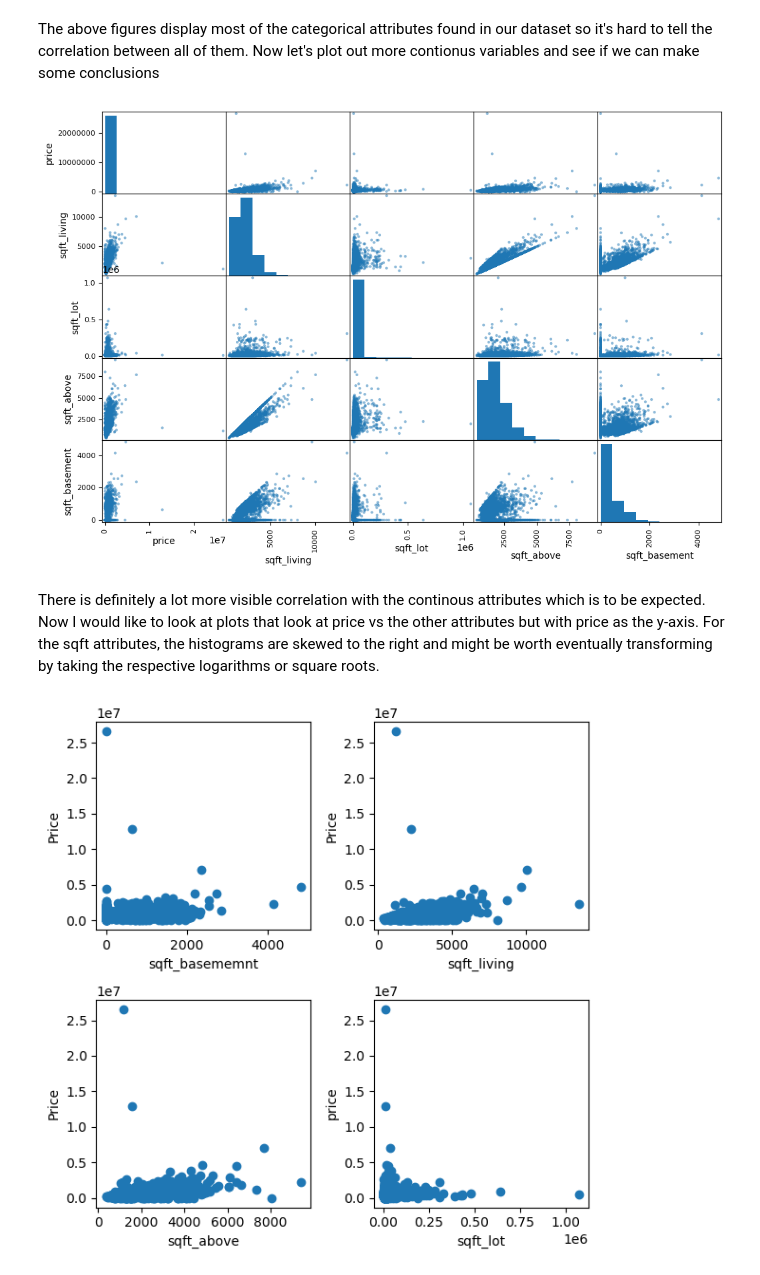
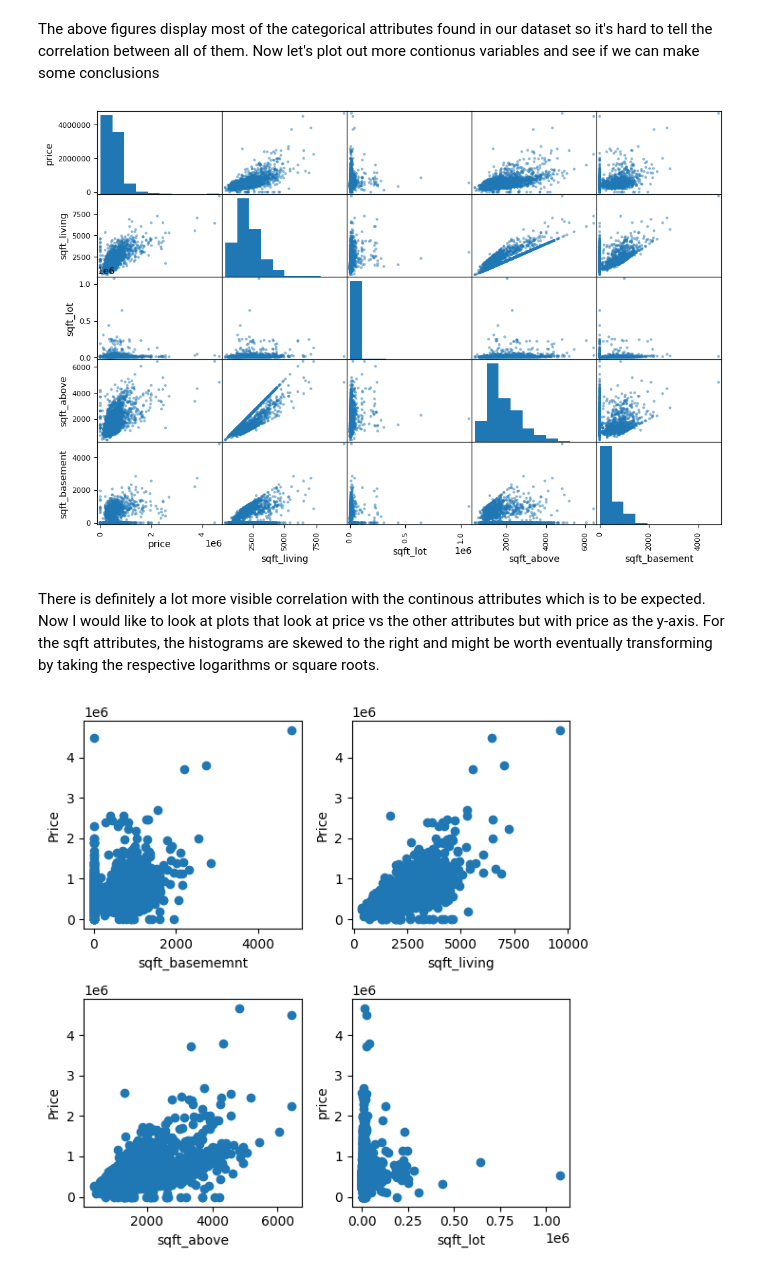
Before and after one commit to brandoncabrera707/housing_predictions, a Jupyter notebook: notebooks/1.0-bc-initial-data-exploration.ipynb, the cells around one changed output. Saved outputs shown, nothing was run; the diff lists cells and outputs as text; code cells hidden in the pictures.

Commit message:
split up housing dataset into training, validation, and test sets

```diff
--- a/notebooks/1.0-bc-initial-data-exploration.ipynb
+++ b/notebooks/1.0-bc-initial-data-exploration.ipynb
@@ -29,0 +33,6 @@ housing_data.head()
+# %%
+X = housing_data.iloc[:, 1:]# all columns besides the price column
+y = housing_data.iloc[:, :1]# only the price column
+X_main, X_test, y_main, y_test = train_test_split(X, y, random_state = 42, test_size = 0.33)
+X_train, X_val, y_train, y_val = train_test_split(X_main, y_main, random_state = 42, test_size =0.33)
+train_df = pd.concat([X_train, y_train], axis = 1)
@@ -60,35 +90,35 @@ The above figures display most of the categorical attributes found in our datase
 the correlation between all of them. Now let's plot out more contionus variables and see if we can make some conclusions
 # %%
 attributes = ["price","sqft_living", "sqft_lot", "sqft_above", 'sqft_basement']
-scatter_matrix(housing_data[attributes], figsize = (12,8))
+scatter_matrix(train_df[attributes], figsize = (12,8))
 plt.show()
 # %% [output]
-[figure, old version]
+[figure, new version]
 # %% [markdown]
 There is definitely a lot more visible correlation with the continous attributes which is to be expected. Now I would like to look at plots that look at price vs the other attributes but with price as the y-axis. For the sqft attributes, the histograms are skewed to the right and might be worth eventually transforming by taking the respective logarithms or square roots.
 # %%
 fig, ax = plt.subplots(2,2, figsize = (6,6))
 
-ax[0,0].scatter(housing_data['sqft_basement'], housing_data['price'])
+ax[0,0].scatter(train_df['sqft_basement'], train_df['price'])
 ax[0,0].set_xlabel('sqft_basememnt')
 ax[0,0].set_ylabel('Price')
 
-ax[0,1].scatter(housing_data['sqft_living'], housing_data['price'])
+ax[0,1].scatter(train_df['sqft_living'], train_df['price'])
 ax[0,1].set_xlabel('sqft_living')
 ax[0,1].set_ylabel('Price')
 
-ax[1,0].scatter(housing_data['sqft_above'], housing_data['price'])
+ax[1,0].scatter(train_df['sqft_above'], train_df['price'])
 ax[1,0].set_xlabel('sqft_above')
 ax[1,0].set_ylabel('Price')
 
 
-ax[1,1].scatter(housing_data['sqft_lot'], housing_data['price'])
+ax[1,1].scatter(train_df['sqft_lot'], train_df['price'])
 ax[1,1].set_xlabel('sqft_lot')
 ax[1,1].set_ylabel('price')
 
 
 plt.tight_layout()
 plt.show()
 # %% [output]
-[figure, old version]
+[figure, new version]
 # %% [markdown]
```
Also changed, not shown: parts of 13 cells of this notebook, 3 other files.
